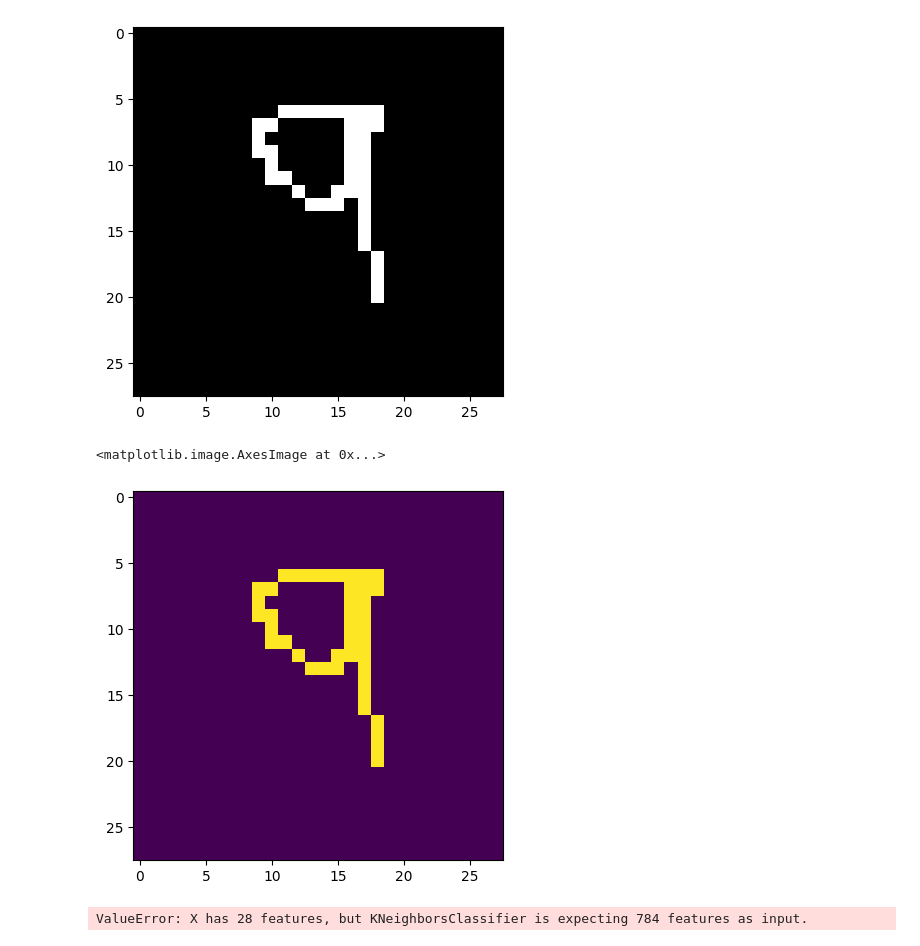
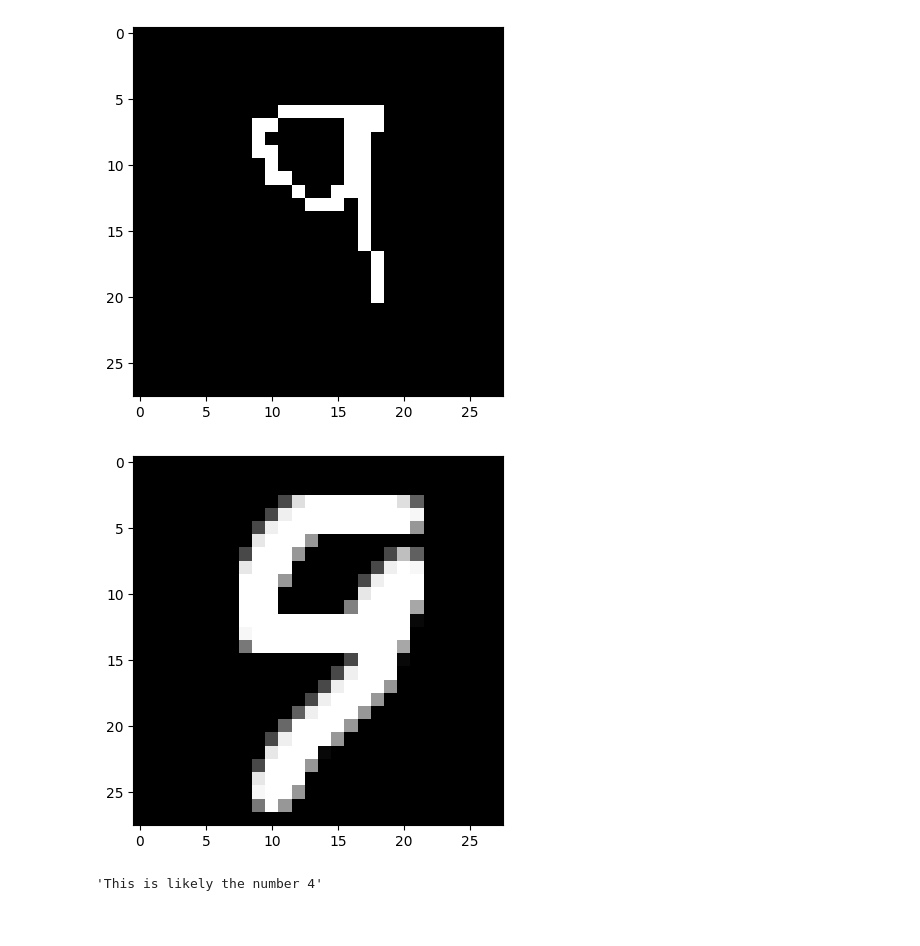
Before and after one commit to HakanAkerblom/Machine-learning-Hakan-Akerblom, a Jupyter notebook: Exercises/E05-k-NN.ipynb, the cells around one changed output. Cells and saved outputs as stored; diff of their text form; code cells hidden in the pictures.

```diff
--- a/Exercises/E05-k-NN.ipynb
+++ b/Exercises/E05-k-NN.ipynb
@@ -184,15 +187,15 @@ plt.imshow(img)
 # %%
 from PIL import Image
 
-img = Image.open("../Data/9.png")
+img = Image.open("../Data/9_5.png")
 img = np.asarray(img)
 img.shape
 img = img[:, :, 0]
-plt.imshow(img)
+plt.imshow(img, cmap="gray")
+img = img.reshape(1, -1)
 # %% [output]
-<matplotlib.image.AxesImage at 0x...>
-[figure, old version]
+[figure, new version]
-# %%
-img_predict = model.predict(img)
-# %% [output]
-ValueError: X has 28 features, but KNeighborsClassifier is expecting 784 features as input.
+# %%
+predict_input(img)
+# %% [output]
+'This is likely the number 4'
```
Also changed, not shown: parts of 3 cells of this notebook, 10 other files.
